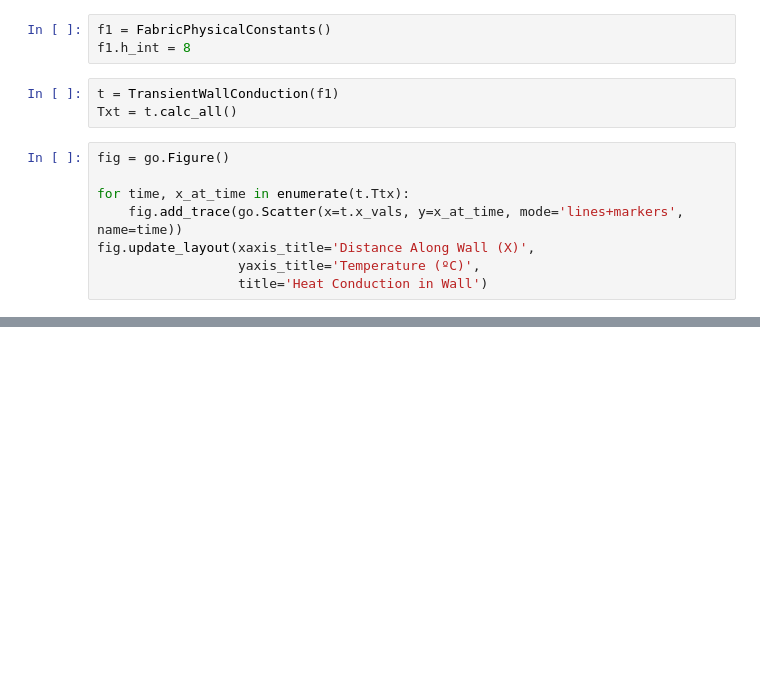
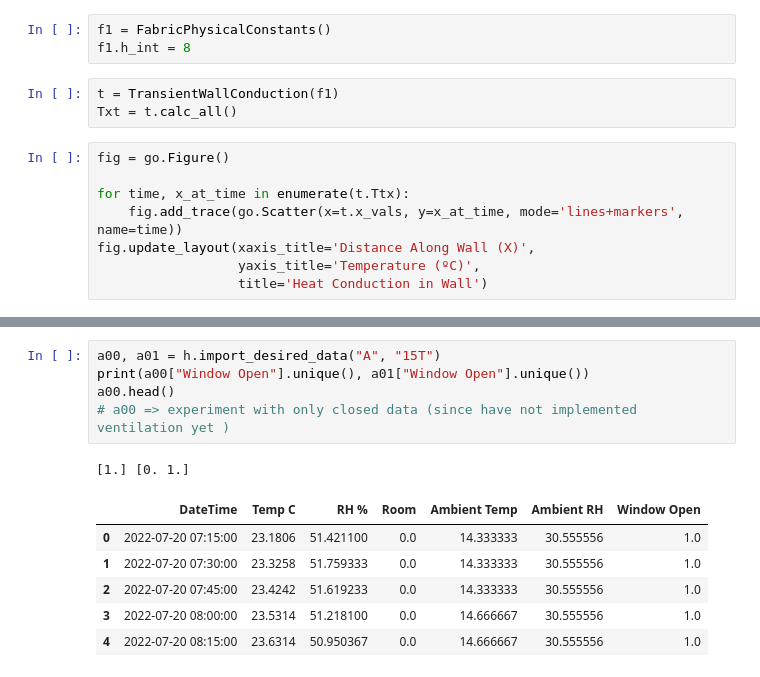
Before and after one commit to juliet29/windows, a Jupyter notebook: analysis/btm_notebooks/230803_wall_model.ipynb, the cells around one changed output, grey strips where cells are left out. Drawn from its saved outputs; the diff is of its cells as text; blank space fills up the shorter version.

```diff
--- a/analysis/btm_notebooks/230803_wall_model.ipynb
+++ b/analysis/btm_notebooks/230803_wall_model.ipynb
@@ -96,0 +142,13 @@ fig.update_layout(xaxis_title='Distance Along Wall (X)',
+# %%
+a00, a01 = h.import_desired_data("A", "15T")
+print(a00["Window Open"].unique(), a01["Window Open"].unique())
+a00.head()
+# a00 => experiment with only closed data (since have not implemented ventilation yet )
+# %% [output]
+[1.] [0. 1.]
+|  | DateTime | Temp C | RH % | Room | Ambient Temp | Ambient RH | Window Open |
+| 0 | 2022-07-20 07:15:00 | 23.1806 | 51.421100 | 0.0 | 14.333333 | 30.555556 | 1.0 |
+| 1 | 2022-07-20 07:30:00 | 23.3258 | 51.759333 | 0.0 | 14.333333 | 30.555556 | 1.0 |
+| 2 | 2022-07-20 07:45:00 | 23.4242 | 51.619233 | 0.0 | 14.333333 | 30.555556 | 1.0 |
+| 3 | 2022-07-20 08:00:00 | 23.5314 | 51.218100 | 0.0 | 14.666667 | 30.555556 | 1.0 |
+| 4 | 2022-07-20 08:15:00 | 23.6314 | 50.950367 | 0.0 | 14.666667 | 30.555556 | 1.0 |
```
Also changed, not shown: parts of 19 cells of this notebook, 3 other files.
